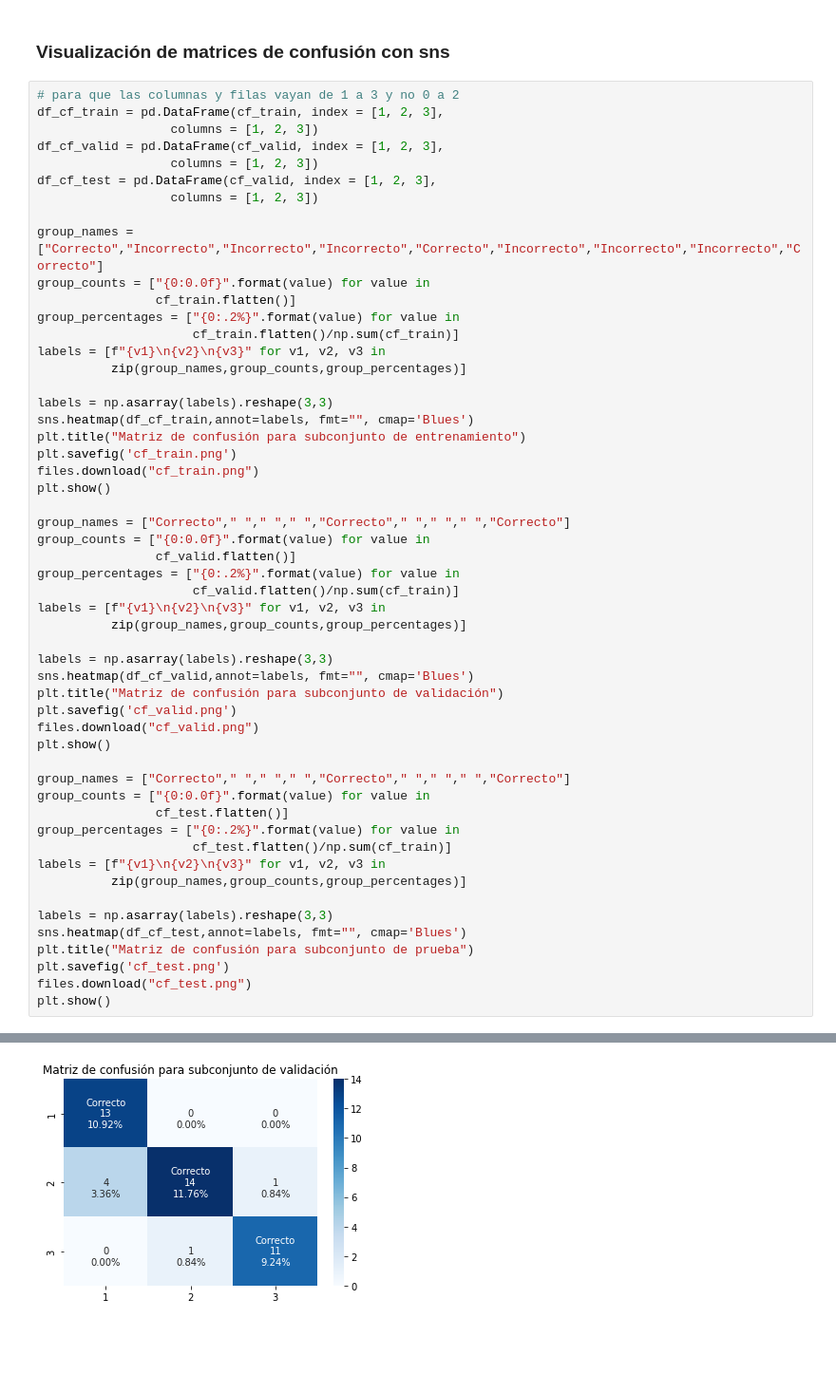
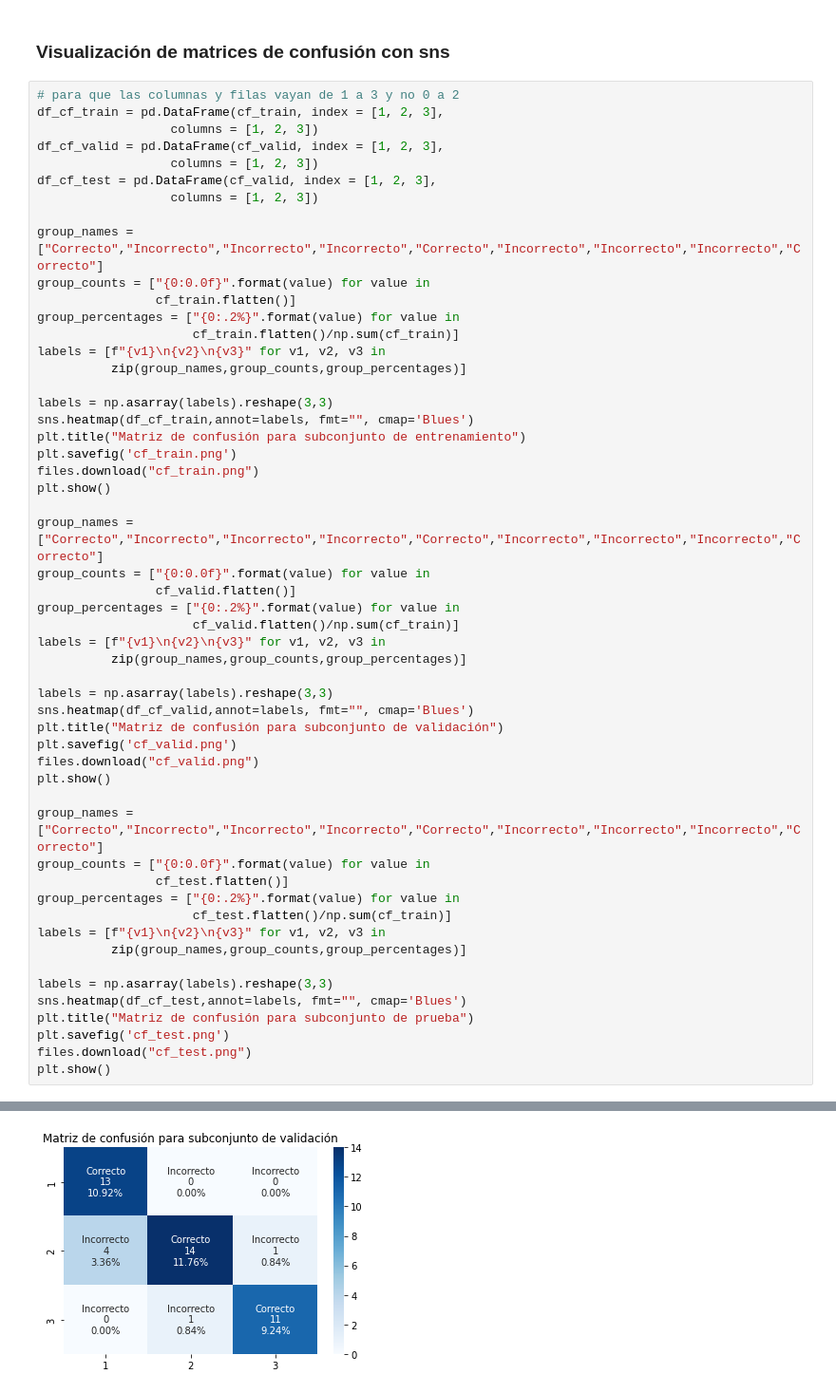
Before and after one commit to 1dgog/tc3006c_m2_portafoliodeimplementacion, a Jupyter notebook: m2_sin_framework.ipynb, the cells around one changed output, grey strips where cells are left out. Shown: that part at 95% size. Saved outputs shown, nothing was run; the diff lists cells and outputs as text; blank space fills up the shorter version.

```diff
--- a/m2_sin_framework.ipynb
+++ b/m2_sin_framework.ipynb
@@ -357,41 +299,41 @@ plt.savefig('cf_train.png')
 files.download("cf_train.png")
 plt.show()
 
-group_names = ["Correcto"," "," "," ","Correcto"," "," "," ","Correcto"]
+group_names = ["Correcto","Incorrecto","Incorrecto","Incorrecto","Correcto","Incorrecto","Incorrecto","Incorrecto","Correcto"]
 group_counts = ["{0:0.0f}".format(value) for value in
                 cf_valid.flatten()]
 group_percentages = ["{0:.2%}".format(value) for value in
                      cf_valid.flatten()/np.sum(cf_train)]
 labels = [f"{v1}\n{v2}\n{v3}" for v1, v2, v3 in
           zip(group_names,group_counts,group_percentages)]
 
 labels = np.asarray(labels).reshape(3,3)
 sns.heatmap(df_cf_valid,annot=labels, fmt="", cmap='Blues')
 plt.title("Matriz de confusión para subconjunto de validación")
 plt.savefig('cf_valid.png')
 files.download("cf_valid.png")
 plt.show()
 
-group_names = ["Correcto"," "," "," ","Correcto"," "," "," ","Correcto"]
+group_names = ["Correcto","Incorrecto","Incorrecto","Incorrecto","Correcto","Incorrecto","Incorrecto","Incorrecto","Correcto"]
 group_counts = ["{0:0.0f}".format(value) for value in
                 cf_test.flatten()]
 group_percentages = ["{0:.2%}".format(value) for value in
                      cf_test.flatten()/np.sum(cf_train)]
 labels = [f"{v1}\n{v2}\n{v3}" for v1, v2, v3 in
           zip(group_names,group_counts,group_percentages)]
 
 labels = np.asarray(labels).reshape(3,3)
 sns.heatmap(df_cf_test,annot=labels, fmt="", cmap='Blues')
 plt.title("Matriz de confusión para subconjunto de prueba")
 plt.savefig('cf_test.png')
 files.download("cf_test.png")
 plt.show()
 # %% [output]
 [interactive output not drawn]
 [interactive output not drawn]
 [figure]
 [interactive output not drawn]
 [interactive output not drawn]
-[figure, old version]
+[figure, new version]
 [interactive output not drawn]
 [interactive output not drawn]
```
Also changed, not shown: parts of 11 cells of this notebook.
